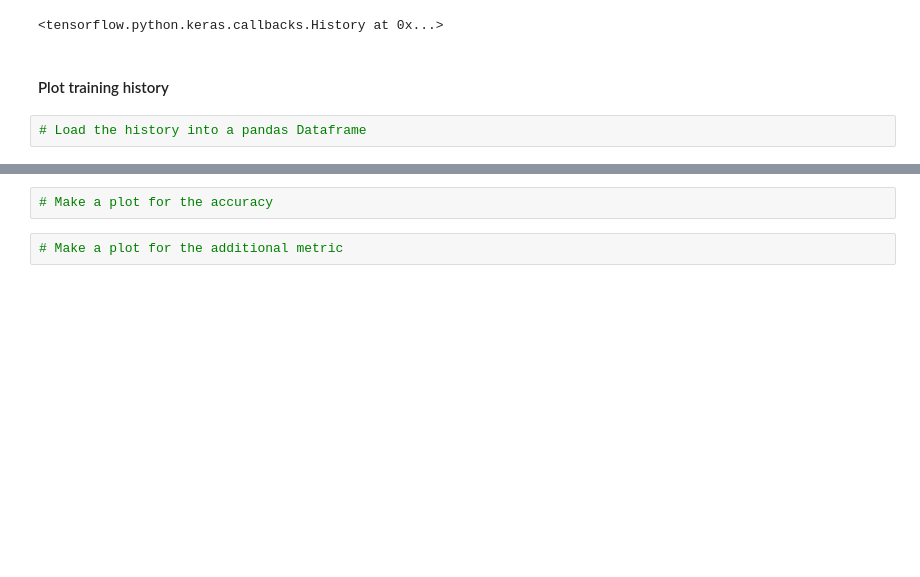
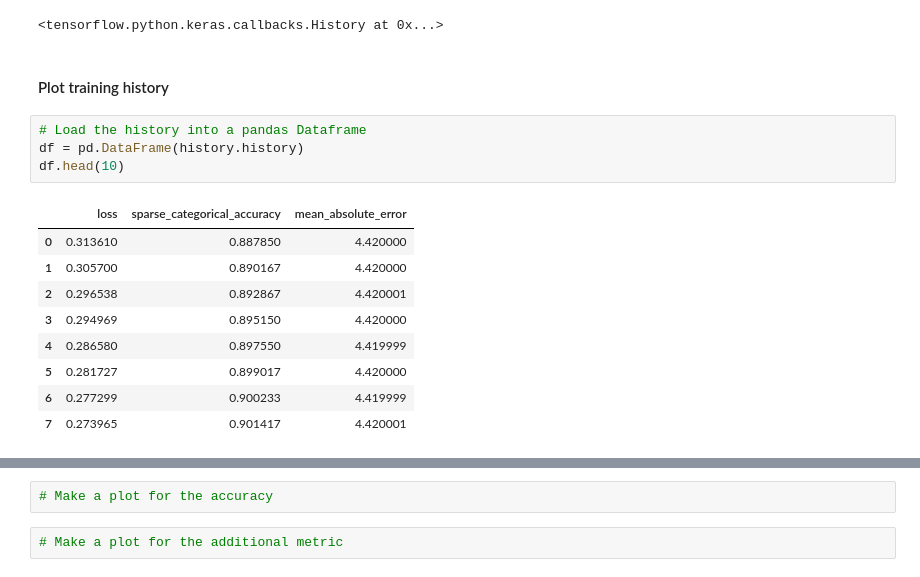
Before and after one commit to Arush0113/ArushTensorflowRepo, a Jupyter notebook: Training_my_first_CNN_model(fashion_mnist).ipynb, the cells around one changed output, grey strips where cells are left out. Drawn from its saved outputs; the diff is of its cells as text; blank space fills up the shorter version.

```diff
--- a/Training_my_first_CNN_model(fashion_mnist).ipynb
+++ b/Training_my_first_CNN_model(fashion_mnist).ipynb
@@ -193,5 +206,17 @@ Epoch 2/2
 #### Plot training history
 # %%
 # Load the history into a pandas Dataframe
+df = pd.DataFrame(history.history)
+df.head(10)
+# %% [output]
+|  | loss | sparse_categorical_accuracy | mean_absolute_error |
+| 0 | 0.313610 | 0.887850 | 4.420000 |
+| 1 | 0.305700 | 0.890167 | 4.420000 |
+| 2 | 0.296538 | 0.892867 | 4.420001 |
+| 3 | 0.294969 | 0.895150 | 4.420000 |
+| 4 | 0.286580 | 0.897550 | 4.419999 |
+| 5 | 0.281727 | 0.899017 | 4.420000 |
+| 6 | 0.277299 | 0.900233 | 4.419999 |
+| 7 | 0.273965 | 0.901417 | 4.420001 |
 # %%
 # Make a plot for the loss
```
Also changed, not shown: parts of 2 cells of this notebook.
